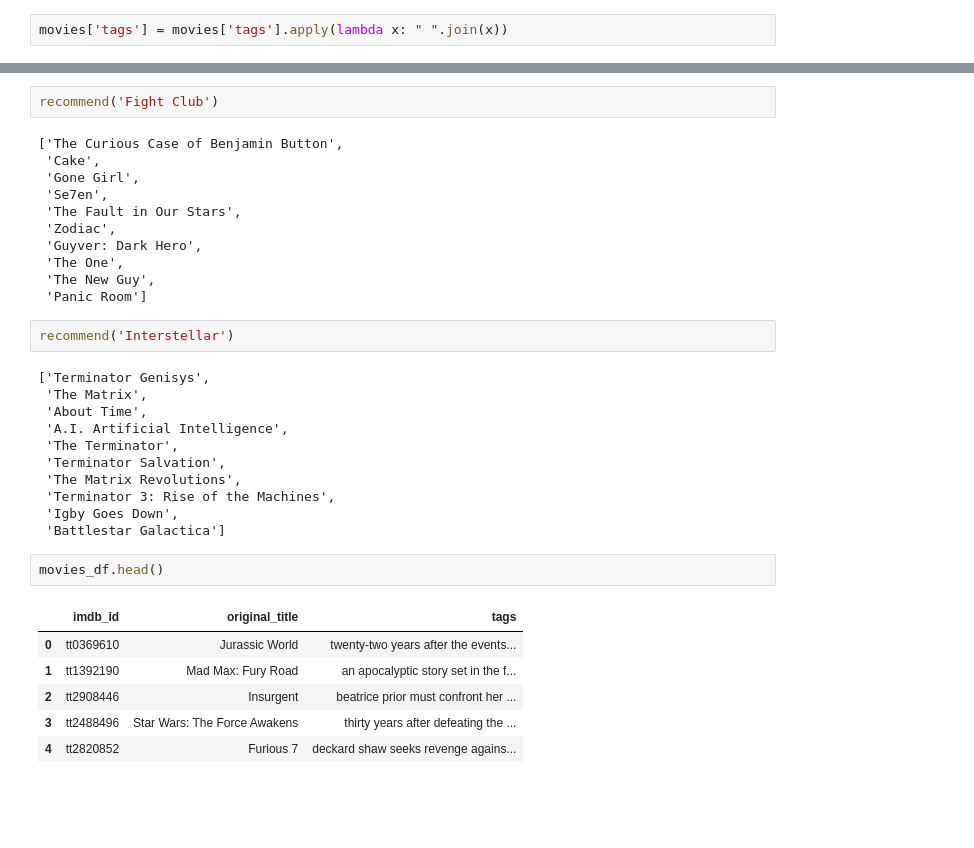
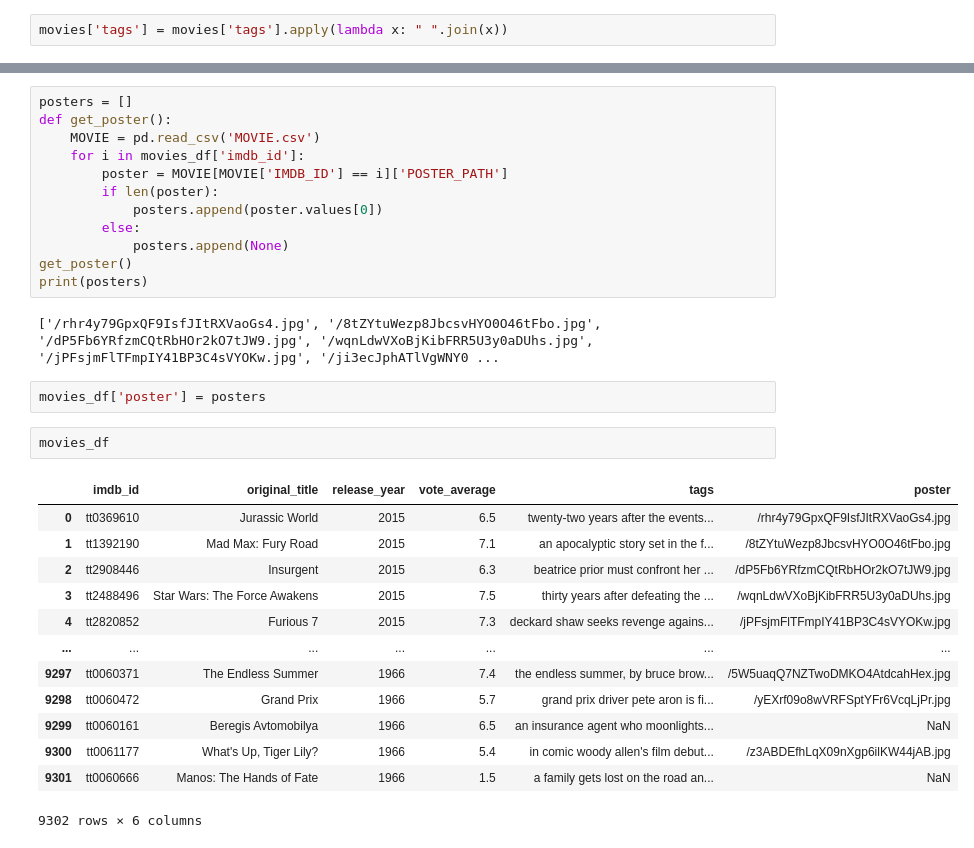
Before and after one commit to night-spring/NolanX, a Jupyter notebook: jupyter/preprocess.ipynb, the cells around one changed output, grey strips where cells are left out. Saved outputs shown, nothing was run; the diff lists cells and outputs as text; blank space fills up the shorter version.

```diff
--- a/jupyter/preprocess.ipynb
+++ b/jupyter/preprocess.ipynb
@@ -205,35 +101,32 @@ recommend("Harry Potter and the Philosopher's Stone")
-# %%
-recommend('Fight Club')
-# %% [output]
-['The Curious Case of Benjamin Button',
- 'Cake',
- 'Gone Girl',
- 'Se7en',
- 'The Fault in Our Stars',
- 'Zodiac',
- 'Guyver: Dark Hero',
- 'The One',
- 'The New Guy',
- 'Panic Room']
-# %%
-recommend('Interstellar')
-# %% [output]
-['Terminator Genisys',
- 'The Matrix',
- 'About Time',
- 'A.I. Artificial Intelligence',
- 'The Terminator',
- 'Terminator Salvation',
- 'The Matrix Revolutions',
- 'Terminator 3: Rise of the Machines',
- 'Igby Goes Down',
- 'Battlestar Galactica']
-# %%
-movies_df.head()
-# %% [output]
-|  | imdb_id | original_title | tags |
-| 0 | tt0369610 | Jurassic World | twenty-two years after the events... |
-| 1 | tt1392190 | Mad Max: Fury Road | an apocalyptic story set in the f... |
-| 2 | tt2908446 | Insurgent | beatrice prior must confront her ... |
-| 3 | tt2488496 | Star Wars: The Force Awakens | thirty years after defeating the ... |
-| 4 | tt2820852 | Furious 7 | deckard shaw seeks revenge agains... |
+# %%
+posters = []
+def get_poster():
+    MOVIE = pd.read_csv('MOVIE.csv')
+    for i in movies_df['imdb_id']:
+        poster = MOVIE[MOVIE['IMDB_ID'] == i]['POSTER_PATH']
+        if len(poster):
+            posters.append(poster.values[0])
+        else:
+            posters.append(None)
+get_poster()
+print(posters)
+# %% [output]
+['/rhr4y79GpxQF9IsfJItRXVaoGs4.jpg', '/8tZYtuWezp8JbcsvHYO0O46tFbo.jpg', '/dP5Fb6YRfzmCQtRbHOr2kO7tJW9.jpg', '/wqnLdwVXoBjKibFRR5U3y0aDUhs.jpg', '/jPFsjmFlTFmpIY41BP3C4sVYOKw.jpg', '/ji3ecJphATlVgWNY0 ...
+# %%
+movies_df['poster'] = posters
+# %%
+movies_df
+# %% [output]
+|  | imdb_id | original_title | release_year | vote_average | tags | poster |
+| 0 | tt0369610 | Jurassic World | 2015 | 6.5 | twenty-two years after the events... | /rhr4y79GpxQF9IsfJItRXVaoGs4.jpg |
+| 1 | tt1392190 | Mad Max: Fury Road | 2015 | 7.1 | an apocalyptic story set in the f... | /8tZYtuWezp8JbcsvHYO0O46tFbo.jpg |
+| 2 | tt2908446 | Insurgent | 2015 | 6.3 | beatrice prior must confront her ... | /dP5Fb6YRfzmCQtRbHOr2kO7tJW9.jpg |
+| 3 | tt2488496 | Star Wars: The Force Awakens | 2015 | 7.5 | thirty years after defeating the ... | /wqnLdwVXoBjKibFRR5U3y0aDUhs.jpg |
+| 4 | tt2820852 | Furious 7 | 2015 | 7.3 | deckard shaw seeks revenge agains... | /jPFsjmFlTFmpIY41BP3C4sVYOKw.jpg |
+| ... | ... | ... | ... | ... | ... | ... |
+| 9297 | tt0060371 | The Endless Summer | 1966 | 7.4 | the endless summer, by bruce brow... | /5W5uaqQ7NZTwoDMKO4AtdcahHex.jpg |
+| 9298 | tt0060472 | Grand Prix | 1966 | 5.7 | grand prix driver pete aron is fi... | /yEXrf09o8wVRFSptYFr6VcqLjPr.jpg |
+| 9299 | tt0060161 | Beregis Avtomobilya | 1966 | 6.5 | an insurance agent who moonlights... | NaN |
+| 9300 | tt0061177 | What's Up, Tiger Lily? | 1966 | 5.4 | in comic woody allen's film debut... | /z3ABDEfhLqX09nXgp6ilKW44jAB.jpg |
+| 9301 | tt0060666 | Manos: The Hands of Fate | 1966 | 1.5 | a family gets lost on the road an... | NaN |
+9302 rows × 6 columns
```
Also changed, not shown: parts of 25 cells of this notebook, 8 other files.
